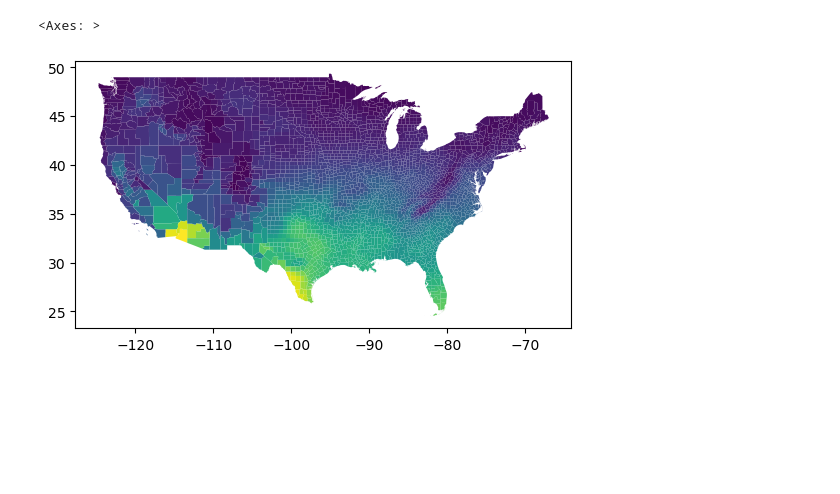
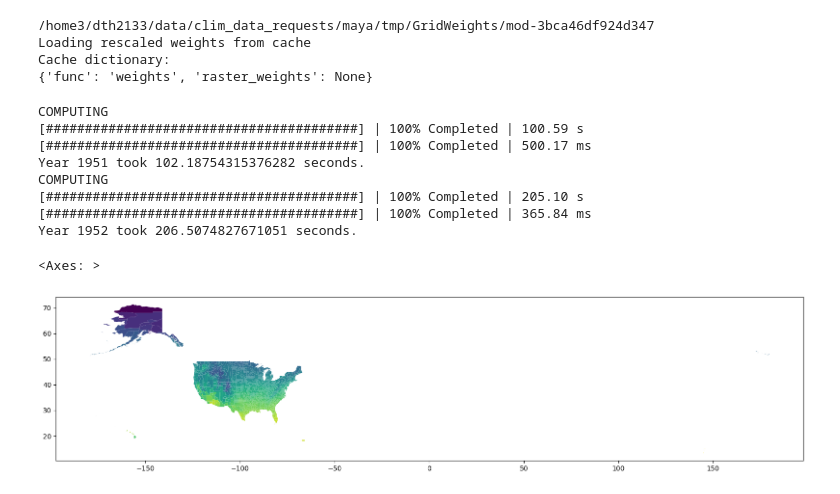
Before and after one commit to dylanhogan/aggfly, a Jupyter notebook: notebooks/run_t2m_us-counties_example.ipynb, the cells around one changed output. Drawn from its saved outputs; the diff is of its cells as text; code cells hidden in the pictures; blank space fills up the shorter version.

Commit message:
example update

```diff
--- a/notebooks/run_t2m_us-counties_example.ipynb
+++ b/notebooks/run_t2m_us-counties_example.ipynb
@@ -42,6 +8,9 @@ years = years[years != 1959]
 # %%
+# Years to aggregate
+years = np.arange(1951,1953)
+
 # Load shapefile
-georegions = regions.from_path(
+georegions = af.georegions_from_path(
     "/home3/dth2133/data/shapefiles/county/cb_2018_us_county_500k.shp",
     regionid='GEOID'
 )
@@ -143,6 +17,73 @@ out.reset_index().to_feather("/home3/dth2133/data/clim_data_requests/maya/temp_d
+# %%
+# Open example dataset to construct weights.
+dataset = af.dataset_from_path(
+    f"/home3/dth2133/data/annual/tempPrecLand2018.zarr",
+    var = 't2m',
+    name = 'era5',
+    georegions=georegions,
+    preprocess = lambda x: (x - 273.15)
+)
+
+# Calculate area weights.
+weights = af.weights_from_objects(
+    dataset,
+    georegions,
+    wtype=None,
+    project_dir=project_dir
+)
+weights.calculate_weights()
+# %% [output]
+/home3/dth2133/data/clim_data_requests/maya/tmp/GridWeights/mod-3bca46df924d347
+Loading rescaled weights from cache
+Cache dictionary:
+{'func': 'weights', 'raster_weights': None}
+# %%
+df = pd.DataFrame()
+for year in years:
+
+    start = time.time()
+
+    dataset = af.dataset_from_path(
+        f"/home3/dth2133/data/annual/tempPrecLand{year}.zarr",
+        var = 't2m',
+        name = 'era5',
+        georegions=georegions,
+        preprocess = lambda x: (x - 273.15)
+    )
+
+    output_df = af.aggregate_dataset(
+        dataset=dataset,
+        weights=weights,
+        tavg = {
+            'aggregate': {'calc':'mean', 'groupby':'day'},
+            'transform': {'transform':'power', 'exp':np.arange(1,3)},
+            'aggregate': {'caalc':'sum', 'groupby':'year'},
+        },
+        bins={
+            'aggregate':{'calc':'avg', 'groupby':'date'},
+            'aggregate':{'calc':'bins', 'groupby':'year', 'ddargs':[[25,99,0],[30,99,0]]}
+        },
+        heating_dday = {
+            'aggregate':{'calc':'dd', 'groupby':'date', 'ddargs':[-99,20,1]},
+            'aggregate': {'calc':'sum', 'groupby':'year'},
+        }
+    )
+
+    df = pd.concat([df, output_df], axis=0)
+    end = time.time()
+    print(f"Year {year} took {end-start} seconds.")
+# %% [output]
+COMPUTING
+[########################################] | 100% Completed | 100.59 s
+[########################################] | 100% Completed | 500.17 ms
+Year 1951 took 102.18754315376282 seconds.
+COMPUTING
+[########################################] | 100% Completed | 205.10 s
+[########################################] | 100% Completed | 365.84 ms
+Year 1952 took 206.5074827671051 seconds.
 # %%
 slc = out.loc[out.year==1951].groupby('GEOID').mean()
-georegions.shp.merge(slc, right_index=True, left_on='GEOID').plot(column='CDD_20C')
+georegions.shp.merge(slc, right_index=True, left_on='GEOID').plot(column='avg')
 # %% [output]
 <Axes: >
-[figure, old version]
+[figure, new version]
```
Also changed, not shown: parts of 12 cells of this notebook.
